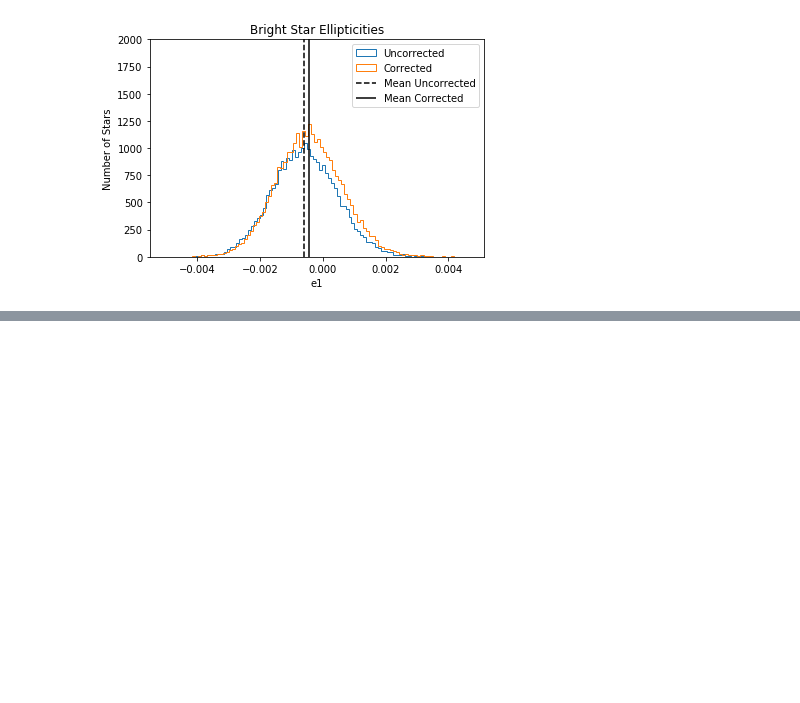
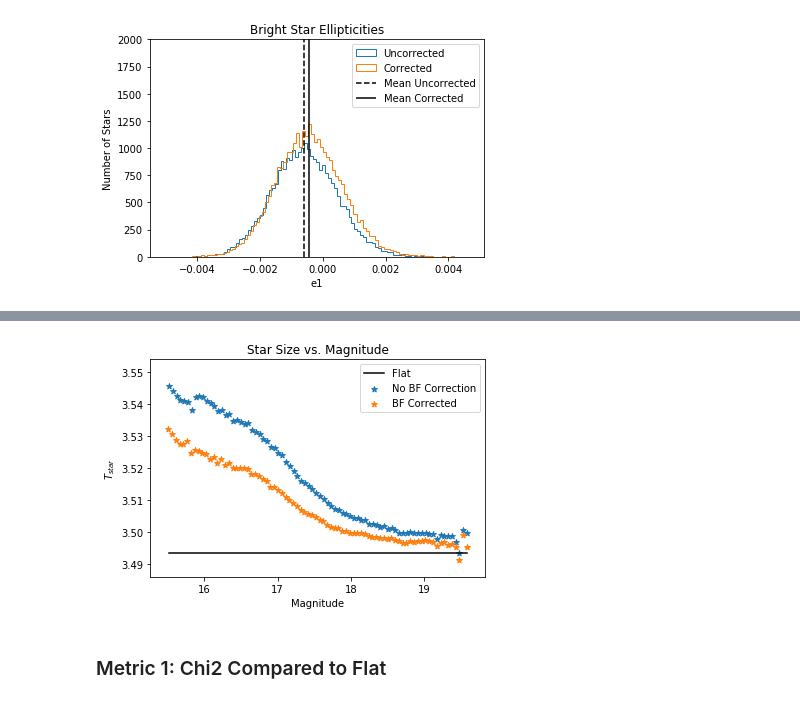
Before and after one commit to ellongley/DC2-BF-Tests, a Jupyter notebook: Run 2.1i BF Tests.ipynb, the cells around one changed output, grey strips where cells are left out. Saved outputs shown, nothing was run; the diff lists cells and outputs as text; code cells hidden in the pictures; blank space fills up the shorter version.

Commit message:
Updated notebook to include metrics.

```diff
--- a/Run 2.1i BF Tests.ipynb
+++ b/Run 2.1i BF Tests.ipynb
@@ -698,0 +224,34 @@ plt.legend(loc='best')
+# %%
+binned_value, binned_mag, binnumber = binned_statistic(mag, T_star, statistic='mean', bins=80, range=None)
+binned_error, binned_mag, binnumber = binned_statistic(mag, T_star, statistic='std', bins=80, range=None)
+binned_count, binned_mag, binnumber = binned_statistic(mag, T_star, statistic='count', bins=80, range=None)
+binned_mag_centers = 0.5*(binned_mag[1:]+binned_mag[:-1])
+
+plt.plot(binned_mag_centers,min(binned_value)*np.ones(len(binned_mag_centers)),color='black',label='Flat')
+chi2 = scipy.stats.chisquare(binned_value, f_exp=min(binned_value)*np.ones(len(binned_mag_centers)))
+
+plt.scatter(binned_mag_centers,binned_value,marker='*',label=r'No BF Correction')
+plt.ylabel('$T_{star}$')
+plt.xlabel('Magnitude')
+plt.legend(loc='best')
+
+binned_value, binned_mag, binnumber = binned_statistic(mag_corrected, T_star_corrected, statistic='mean', bins=80, range=None)
+binned_error, binned_mag, binnumber = binned_statistic(mag_corrected, T_star_corrected, statistic='std', bins=80, range=None)
+binned_count, binned_mag, binnumber = binned_statistic(mag_corrected, T_star_corrected, statistic='count', bins=80, range=None)
+binned_mag_centers = 0.5*(binned_mag[1:]+binned_mag[:-1])
+
+chi2 = scipy.stats.chisquare(binned_value, f_exp=min(binned_value)*np.ones(len(binned_mag_centers)))
+
+
+plt.scatter(binned_mag_centers,binned_value,marker='*',label='BF Corrected')
+
+plt.ylabel('$T_{star}$')
+plt.xlabel('Magnitude')
+plt.title('Star Size vs. Magnitude')
+plt.legend(loc='best')
+
+plt.show()
+# %% [output]
+[figure, added]
+# %% [markdown]
+### Metric 1: Chi2 Compared to Flat
```
Also changed, not shown: parts of 80 cells of this notebook.
